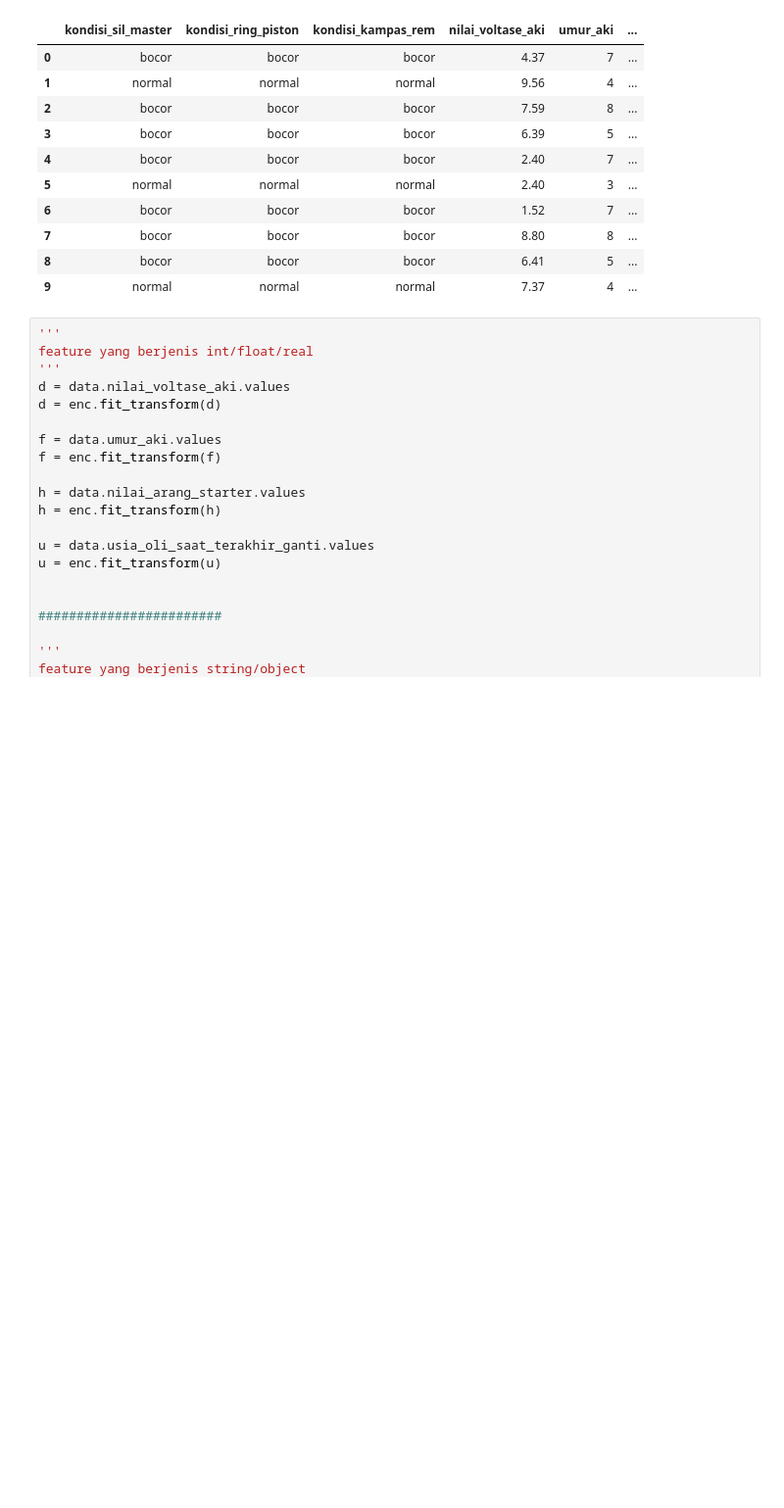
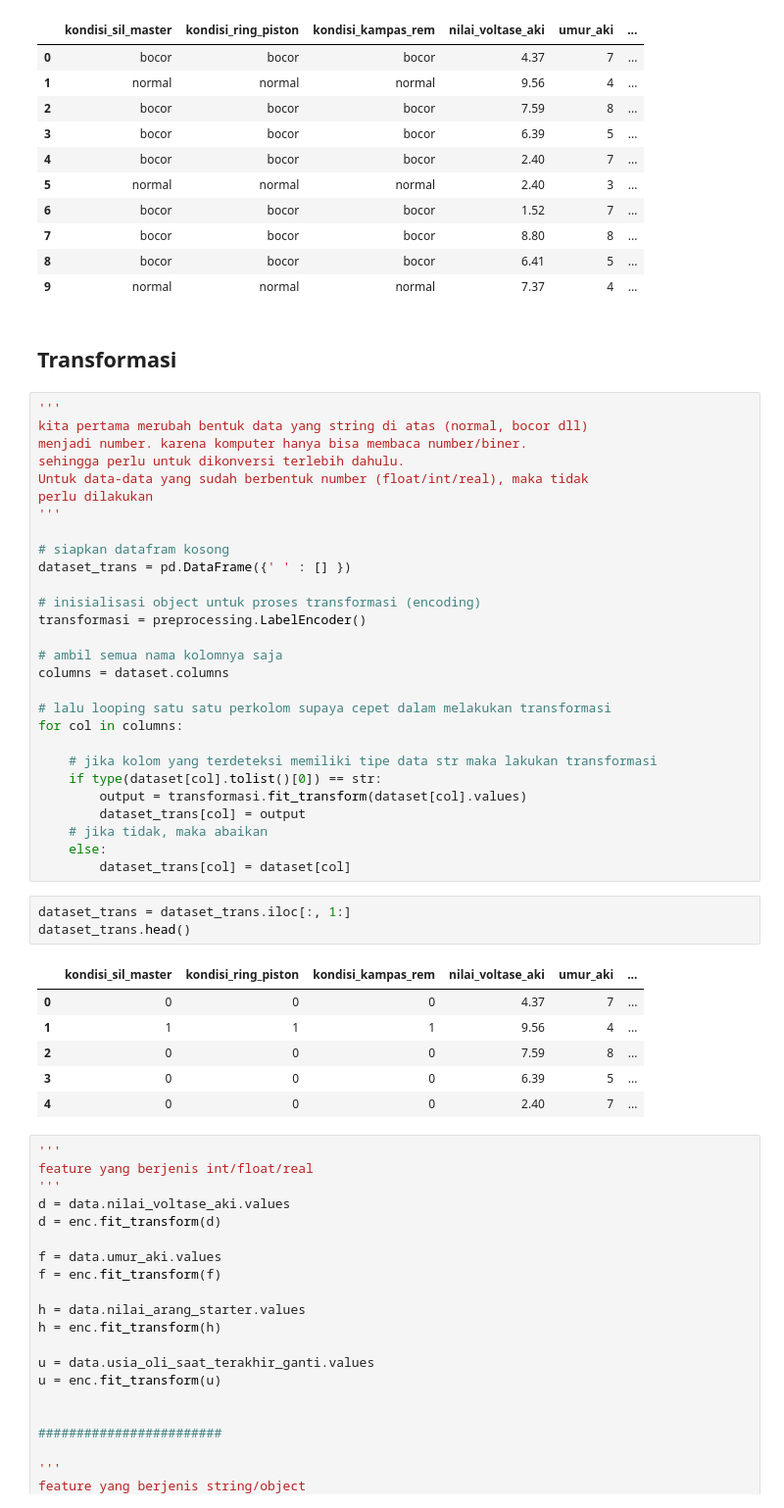
Before and after one commit to toufanialfarisi/bengsis, a Jupyter notebook: data_processing.ipynb, the cells around one changed output. Shown at 98% size. Drawn from its saved outputs; the diff is of its cells as text; blank space fills up the shorter version.

Commit message:
transformasi data selesai

```diff
--- a/data_processing.ipynb
+++ b/data_processing.ipynb
@@ -309,6 +309,46 @@ dataset.head(10)
 | 7 | bocor | bocor | bocor | 8.80 | 8 | ... |
 | 8 | bocor | bocor | bocor | 6.41 | 5 | ... |
 | 9 | normal | normal | normal | 7.37 | 4 | ... |
+# %% [markdown]
+## Transformasi
+# %%
+'''
+kita pertama merubah bentuk data yang string di atas (normal, bocor dll)
+menjadi number. karena komputer hanya bisa membaca number/biner.
+sehingga perlu untuk dikonversi terlebih dahulu.
+Untuk data-data yang sudah berbentuk number (float/int/real), maka tidak
+perlu dilakukan
+'''
+
+# siapkan datafram kosong
+dataset_trans = pd.DataFrame({' ' : [] })
+
+# inisialisasi object untuk proses transformasi (encoding)
+transformasi = preprocessing.LabelEncoder()
+
+# ambil semua nama kolomnya saja
+columns = dataset.columns
+
+# lalu looping satu satu perkolom supaya cepet dalam melakukan transformasi
+for col in columns:
+
+    # jika kolom yang terdeteksi memiliki tipe data str maka lakukan transformasi
+    if type(dataset[col].tolist()[0]) == str:
+        output = transformasi.fit_transform(dataset[col].values)
+        dataset_trans[col] = output
+    # jika tidak, maka abaikan
+    else:
+        dataset_trans[col] = dataset[col]
+# %%
+dataset_trans = dataset_trans.iloc[:, 1:]
+dataset_trans.head()
+# %% [output]
+|  | kondisi_sil_master | kondisi_ring_piston | kondisi_kampas_rem | nilai_voltase_aki | umur_aki | ... |
+| 0 | 0 | 0 | 0 | 4.37 | 7 | ... |
+| 1 | 1 | 1 | 1 | 9.56 | 4 | ... |
+| 2 | 0 | 0 | 0 | 7.59 | 8 | ... |
+| 3 | 0 | 0 | 0 | 6.39 | 5 | ... |
+| 4 | 0 | 0 | 0 | 2.40 | 7 | ... |
 # %%
 '''
 feature yang berjenis int/float/real
```
